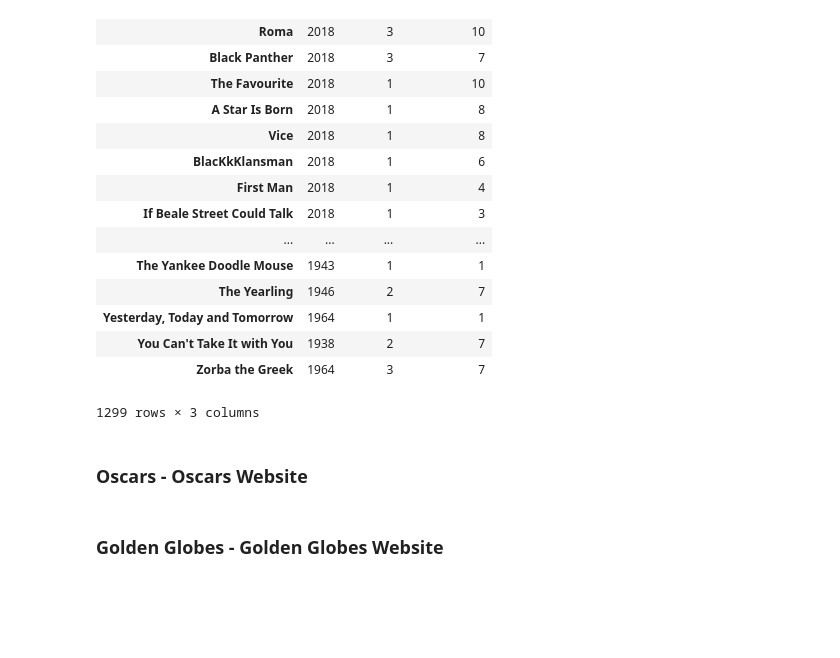
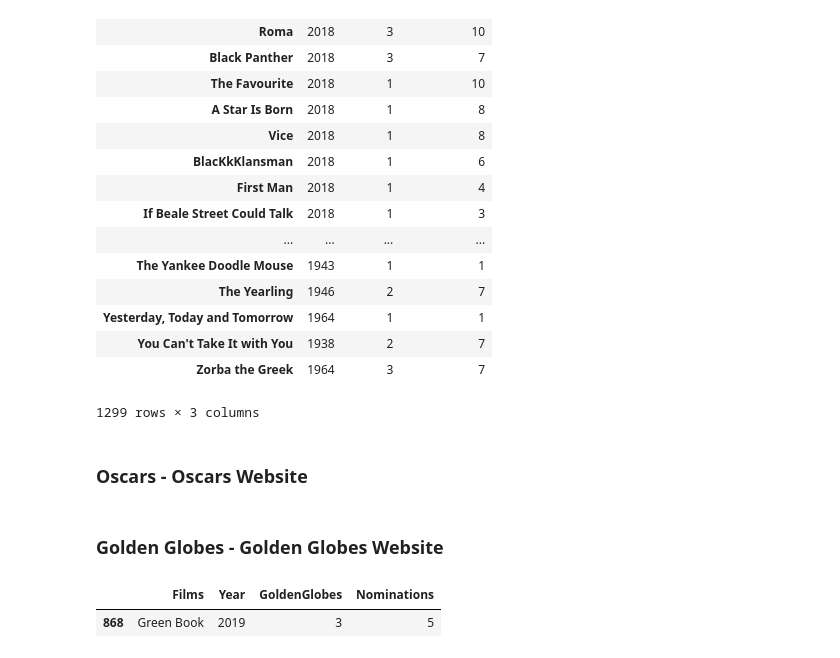
Before and after one commit to antoine-spahr/NTDS, a Jupyter notebook: Project/Webscapping.ipynb, the cells around one changed output. Cells and saved outputs as stored; diff of their text form; code cells hidden in the pictures; blank space fills up the shorter version.

Commit message:
First Shot Golden Globes
Cleaning remains (some year between brackets and determinant of films)

```diff
--- a/Project/Webscapping.ipynb
+++ b/Project/Webscapping.ipynb
@@ -209,8 +209,29 @@ pd.DataFrame(data =final_oscars,columns=labels).to_csv("oscars_website.csv")
 # General info before starting to generate data frame
 root_url = "https://www.goldenglobes.com/winners-nominees/"
 years = [str(i) for i in range(1944,2020)]
-labels =  ['Films','Années','Golden Globes','Nominations']
+labels =  ['Films','Year','GoldenGlobes','Nominations']
 golden_globes = pd.DataFrame(data = [],columns = labels)
+# %%
+def get_pagenb(url,year):
+
+    # Grab html page content
+    html = urllib.request.urlopen(url).read()
+    # Read html content
+    soup = BeautifulSoup(html, 'html.parser')
+    # Close html page
+    urllib.request.urlopen(url).close()
+
+    #Number of pages
+    pager = soup.findAll("ul",{"class":"pager"})[0]
+    pages = pager.findAll("li",{"class":"pager-current"})[0]
+    total_pages = pages.text.split()[-1]
+
+    # additional url content
+    tags = [str(page) for page in range(1,int(total_pages))]
+    tags = ['?page=' + page for page in tags ]
+    tags.insert(0, '')
+
+    return tags
 # %%
 # Grabb all info for each year
 for i, year in enumerate(years):
@@ -244,0 +276,9 @@ golden_globes.groupby('Films')['Nominations'].count()
+# %%
+clean_gg = golden_globes.copy()
+clean_gg = clean_gg[clean_gg.Films != '']
+grouped_gg = clean_gg.groupby(['Films','Year'])
+# %%
+final_gg = pd.DataFrame(data = {"Films":list(grouped_gg.count().reset_index(level=['Year']).index.values),
+                                    "Year":list(grouped_gg.count().reset_index(level=['Year']).Year.values),
+                                    "GoldenGlobes":list(grouped_gg.GoldenGlobes.sum().values),
+                                    "Nominations":list(grouped_gg.Nominations.sum().values)})
@@ -244,0 +288,5 @@ golden_globes.groupby('Films')['Nominations'].count()
+# %%
+final_gg[final_gg.Films == 'Gree']
+# %% [output]
+|  | Films | Year | GoldenGlobes | Nominations |
+| 868 | Green Book | 2019 | 3 | 5 |
```
Also changed, not shown: parts of 3 cells of this notebook, 2 other files.
